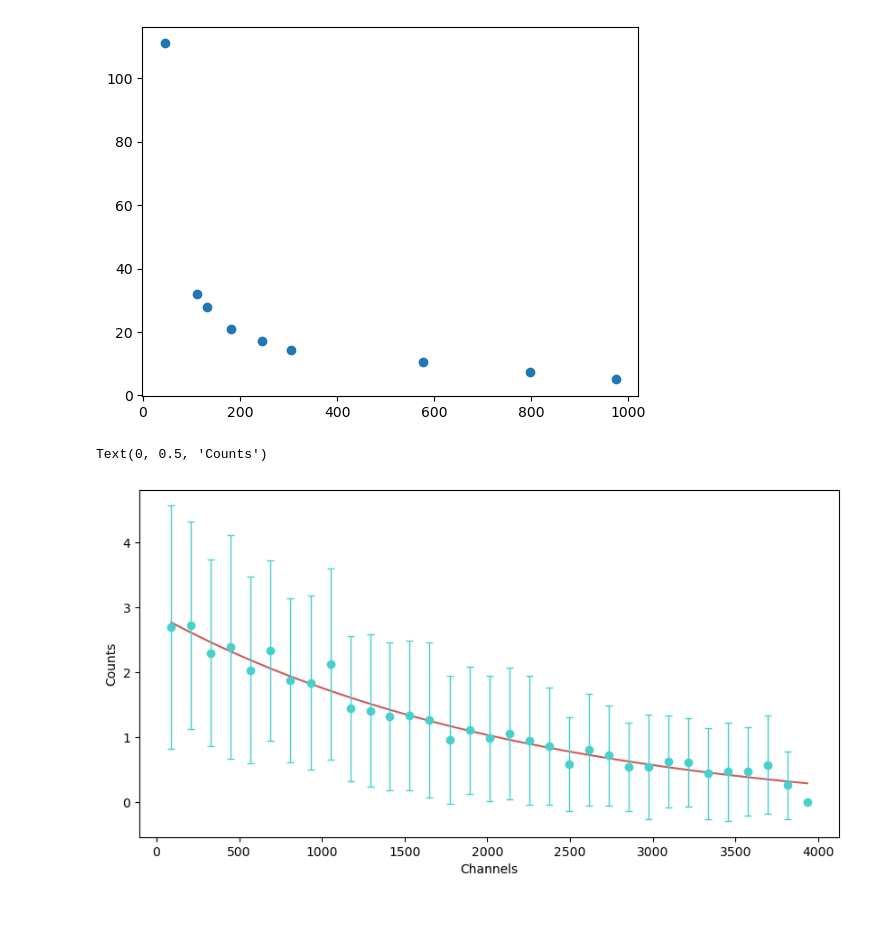
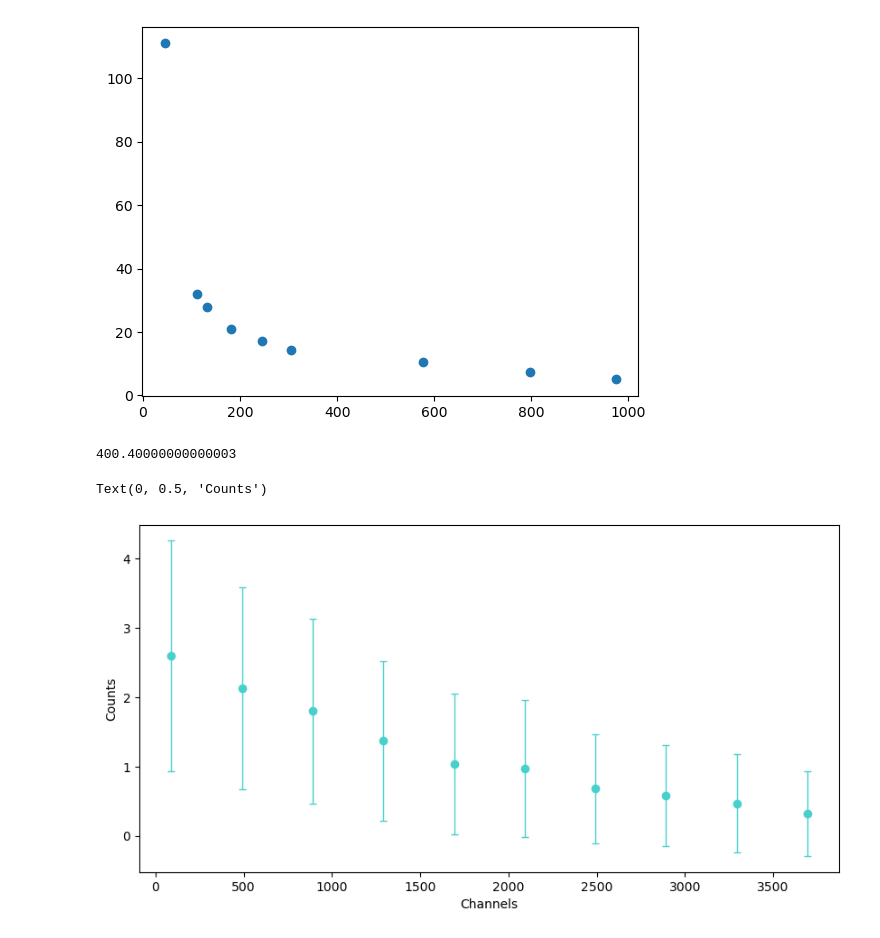
Before and after one commit to daraghhollman/UCD_4thYear_Labs, a Jupyter notebook: Muon Detector/python/extra_analysis.ipynb, the cells around one changed output. Saved outputs shown, nothing was run; the diff lists cells and outputs as text; code cells hidden in the pictures.

Commit message:
Added MLE method to bin averaging

```diff
--- a/Muon Detector/python/extra_analysis.ipynb
+++ b/Muon Detector/python/extra_analysis.ipynb
@@ -89,22 +119,36 @@ def ExponentialCurve(x, a, b, c, d):
         y.append(a * exp(b * point + c) + d)
 
     return y
+# %%
+data = LoadExperimentRun("./../data/muons_T-800mV_W-40ns_DMH_75600s.txt", 90)
+
+
+binFraction = 0.1
+binSize = binFraction * data[0][-1]
+print(binSize)
+
+rebinnedData = RebinData(data, binFraction, method="mean", verbose=False)
+
+x = rebinnedData[0]
+y = rebinnedData[1]
+y = np.squeeze(y)
+
+yErr = np.array(list(zip(rebinnedData[2], rebinnedData[3]))).T
+yErr = np.squeeze(yErr)
+# %% [output]
+400.40000000000003
 # %%
-data = LoadExperimentRun("./../data/muons_T-800mV_W-40ns_DMH_75600s.txt", 90)
-
-rebinnedData = RebinData(data, 0.03)
-
-pars, cov = FindFitParameters(rebinnedData, ExponentialCurve)
+#pars, cov = FindFitParameters(rebinnedData[0:2], ExponentialCurve)
 
 
 fig, ax = plt.subplots(1, 1, figsize=(10,5))
 
 #ax.scatter(rebinnedData[0], ExponentialCurve(rebinnedData[0], 2, -0.001, 0.1, 0.1), color="indianred")
-ax.plot(rebinnedData[0], ExponentialCurve(rebinnedData[0], pars[0], pars[1], pars[2], pars[3]), color="indianred")
+#ax.plot(rebinnedData[0], ExponentialCurve(rebinnedData[0], pars[0], pars[1], pars[2], pars[3]), color="indianred")
 
-ax.errorbar(rebinnedData[0], rebinnedData[1], yerr=rebinnedData[2], fmt="o", capsize=3, linewidth=1, color="mediumturquoise")
+ax.errorbar(x, y, yerr=yErr, fmt="o", capsize=3, linewidth=1, color="mediumturquoise")
 ax.set_xlabel("Channels")
 ax.set_ylabel("Counts")
 # %% [output]
 Text(0, 0.5, 'Counts')
-[figure, old version]
+[figure, new version]
```
Also changed, not shown: parts of 4 cells of this notebook.
